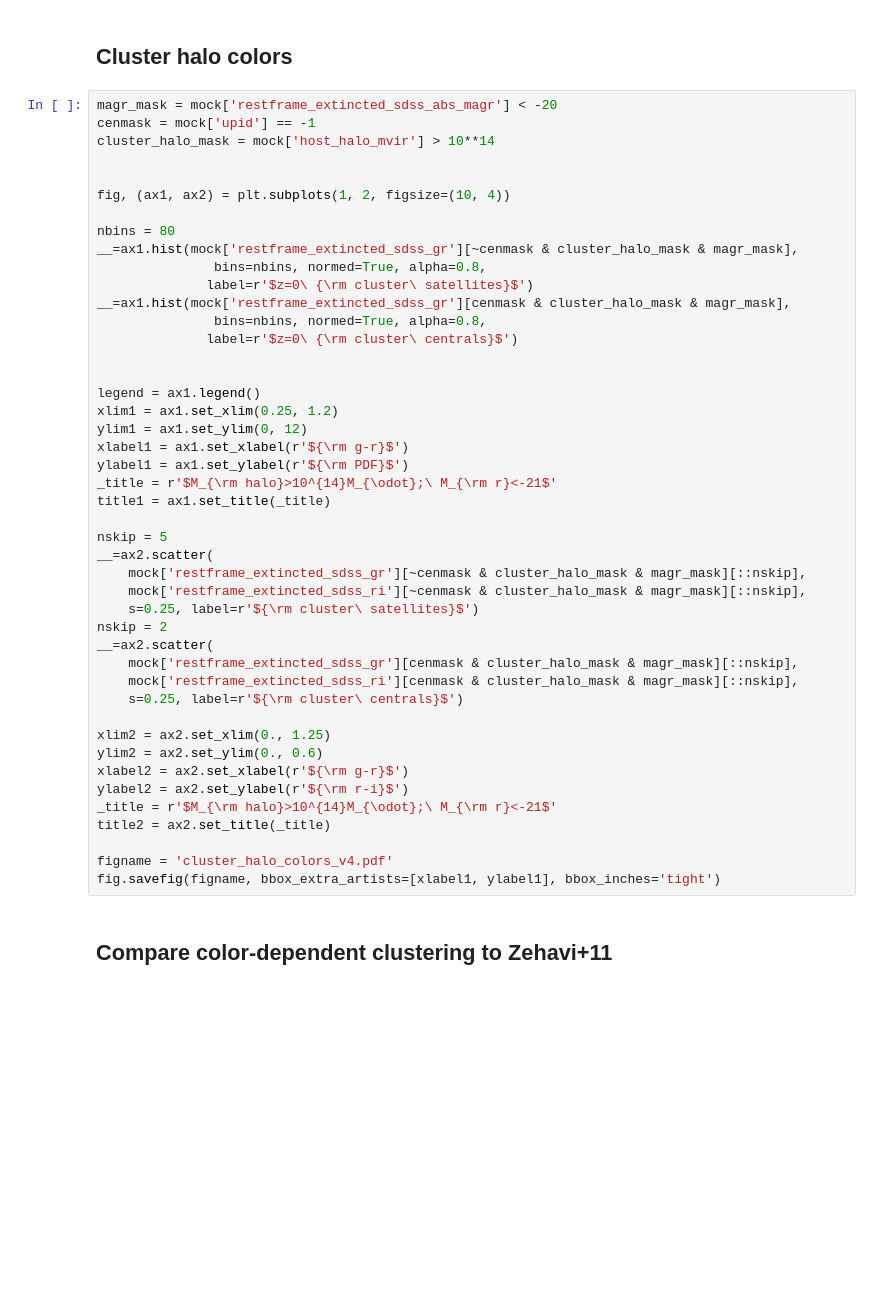
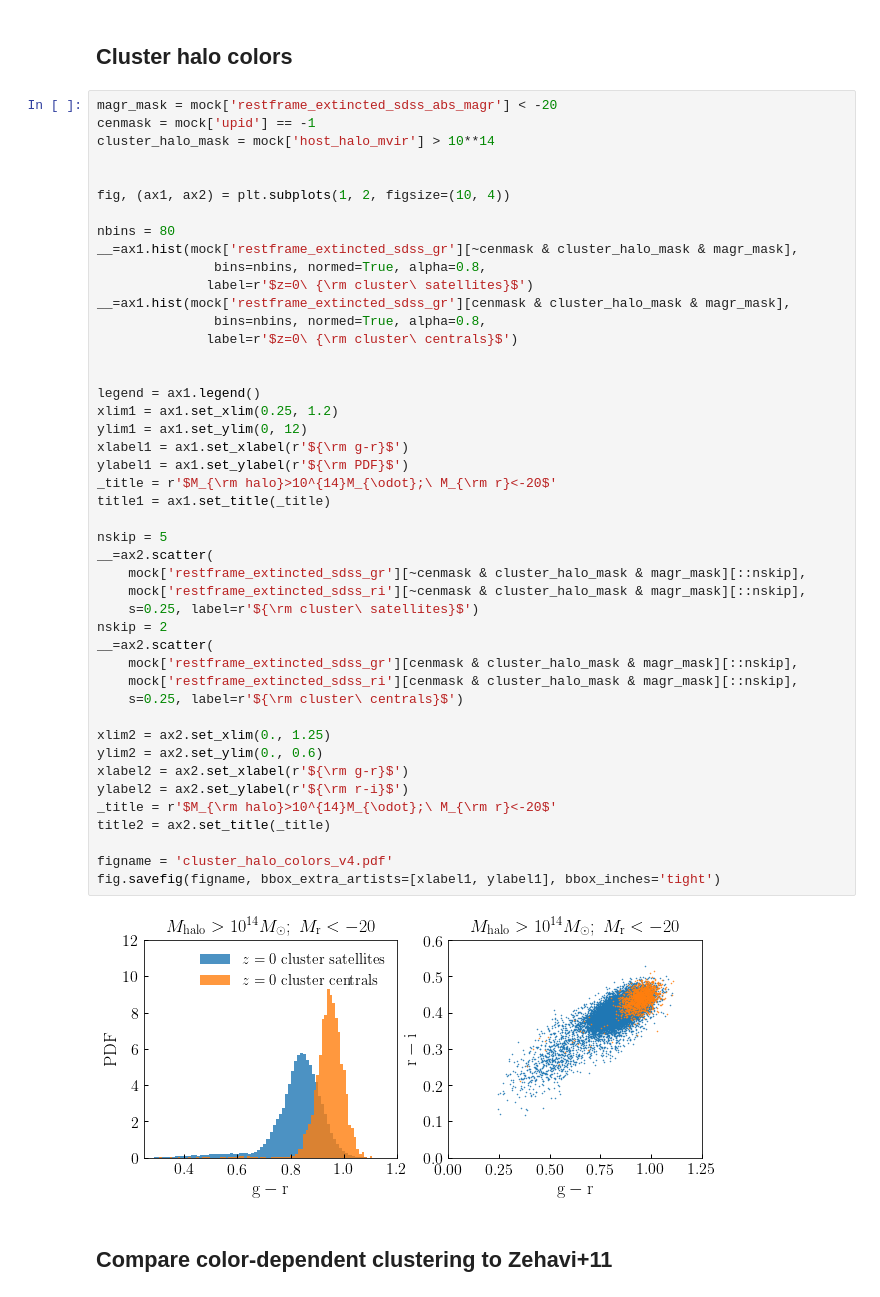
Before and after one commit to LSSTDESC/cosmodc2, a Jupyter notebook: notebooks/demo_protoDC2_v4.ipynb, the cells around one changed output. Drawn from its saved outputs; the diff is of its cells as text; blank space fills up the shorter version.

```diff
--- a/notebooks/demo_protoDC2_v4.ipynb
+++ b/notebooks/demo_protoDC2_v4.ipynb
@@ -675,35 +702,37 @@ __=ax1.hist(mock['restframe_extincted_sdss_gr'][cenmask & cluster_halo_mask & ma
                bins=nbins, normed=True, alpha=0.8,
               label=r'$z=0\ {\rm cluster\ centrals}$')
 
 
 legend = ax1.legend()
 xlim1 = ax1.set_xlim(0.25, 1.2)
 ylim1 = ax1.set_ylim(0, 12)
 xlabel1 = ax1.set_xlabel(r'${\rm g-r}$')
 ylabel1 = ax1.set_ylabel(r'${\rm PDF}$')
-_title = r'$M_{\rm halo}>10^{14}M_{\odot};\ M_{\rm r}<-21$'
+_title = r'$M_{\rm halo}>10^{14}M_{\odot};\ M_{\rm r}<-20$'
 title1 = ax1.set_title(_title)
 
 nskip = 5
 __=ax2.scatter(
     mock['restframe_extincted_sdss_gr'][~cenmask & cluster_halo_mask & magr_mask][::nskip],
     mock['restframe_extincted_sdss_ri'][~cenmask & cluster_halo_mask & magr_mask][::nskip],
     s=0.25, label=r'${\rm cluster\ satellites}$')
 nskip = 2
 __=ax2.scatter(
     mock['restframe_extincted_sdss_gr'][cenmask & cluster_halo_mask & magr_mask][::nskip],
     mock['restframe_extincted_sdss_ri'][cenmask & cluster_halo_mask & magr_mask][::nskip],
     s=0.25, label=r'${\rm cluster\ centrals}$')
 
 xlim2 = ax2.set_xlim(0., 1.25)
 ylim2 = ax2.set_ylim(0., 0.6)
 xlabel2 = ax2.set_xlabel(r'${\rm g-r}$')
 ylabel2 = ax2.set_ylabel(r'${\rm r-i}$')
-_title = r'$M_{\rm halo}>10^{14}M_{\odot};\ M_{\rm r}<-21$'
+_title = r'$M_{\rm halo}>10^{14}M_{\odot};\ M_{\rm r}<-20$'
 title2 = ax2.set_title(_title)
 
 figname = 'cluster_halo_colors_v4.pdf'
 fig.savefig(figname, bbox_extra_artists=[xlabel1, ylabel1], bbox_inches='tight')
+# %% [output]
+[figure, added]
 # %% [markdown]
 ## Compare color-dependent clustering to Zehavi+11
 # %%
```
Also changed, not shown: parts of 17 cells of this notebook.
